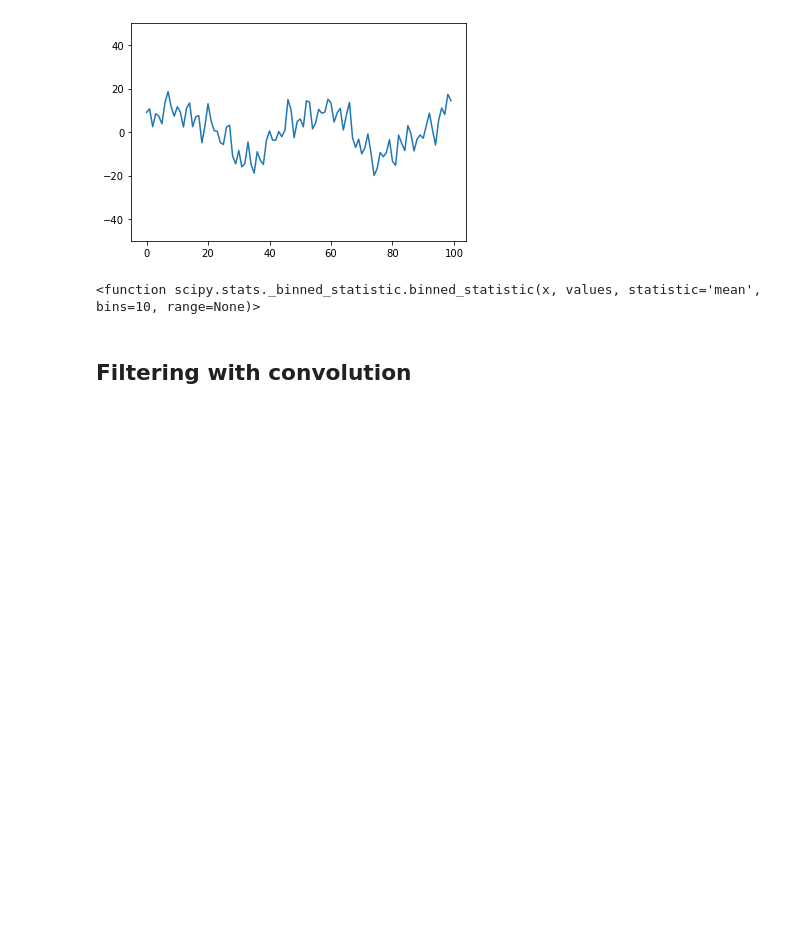
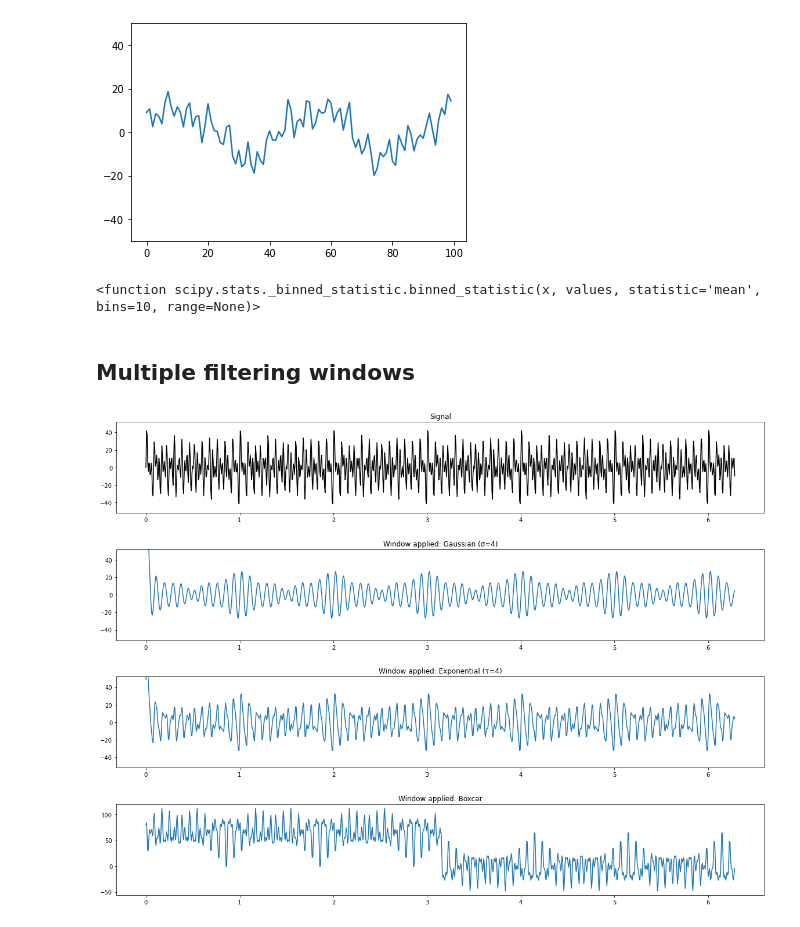
Before and after one commit to ocean-transport/argo-intern, a Jupyter notebook: filtering_examples.ipynb, the cells around one changed output. Saved outputs shown, nothing was run; the diff lists cells and outputs as text; code cells hidden in the pictures; blank space fills up the shorter version.

```diff
--- a/filtering_examples.ipynb
+++ b/filtering_examples.ipynb
@@ -96,8 +96,8 @@ plt.ylim(-50,50)
 binned_statistic
 # %% [output]
 <function scipy.stats._binned_statistic.binned_statistic(x, values, statistic='mean', bins=10, range=None)>
-# %% [markdown]
-## Filtering with convolution
+# %% [markdown]
+## Multiple filtering windows
 # %%
 points = 1000
 modes = 10
@@ -127 +115,37 @@ y_funct = y_li.sum(axis=1)
+# %%
+plt.figure(figsize=(20,15))
+
+signal = y_funct
+plt.subplot(4,1,1)
+plt.plot(x,signal,color='black')
+plt.ylim(-int(np.max(y_funct)+10), int(np.max(y_funct)+10))
+plt.title('Signal')
+
+#Gaussian window
+win_gaus = scipy.signal.windows.gaussian(points, std=4)
+filt_gaus = scipy.signal.convolve(signal, win_gaus, mode='same')
+plt.subplot(4,1,2)
+plt.plot(x,filt_gaus)
+plt.ylim(-int(np.max(y_funct)+10), int(np.max(y_funct)+10))
+plt.title("Window applied: Gaussian (\u03C3=4)")
+
+#Exponential window
+win_exp = scipy.signal.windows.exponential(points, tau=4)
+filt_exp = scipy.signal.convolve(signal, win_exp, mode='same')
+plt.subplot(4,1,3)
+plt.plot(x,filt_exp)
+plt.ylim(-int(np.max(y_funct)+10), int(np.max(y_funct)+10))
+plt.title("Window applied: Exponential (\u03C4=4)")
+plt.subplots_adjust(wspace=0.4, hspace=0.4)
+
+#Moving Average
+win_av = scipy.signal.windows.boxcar(points)
+filt_av = scipy.signal.convolve(signal, win_av, mode='same')
+plt.subplot(4,1,4)
+plt.plot(x,filt_av)
+#plt.ylim(-int(np.max(y_funct)+10), int(np.max(y_funct)+10))
+plt.title("Window applied: Boxcar")
+plt.subplots_adjust(wspace=0.4, hspace=0.4)
+# %% [output]
+[figure, added]
 # %%
```
Also changed, not shown: parts of 3 cells of this notebook.
